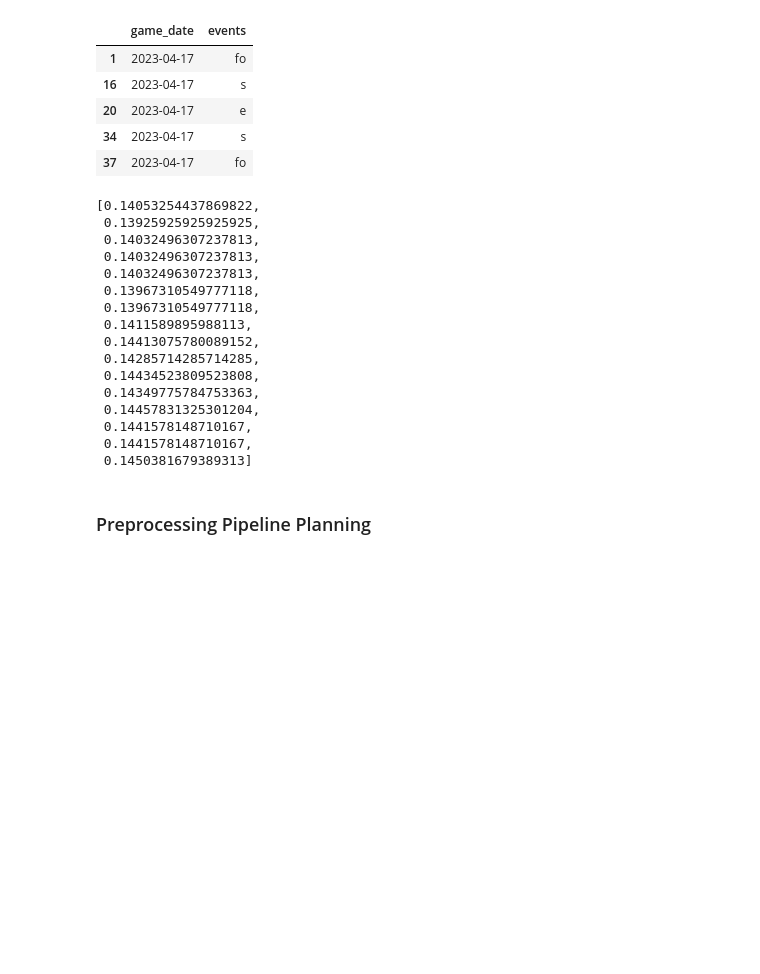
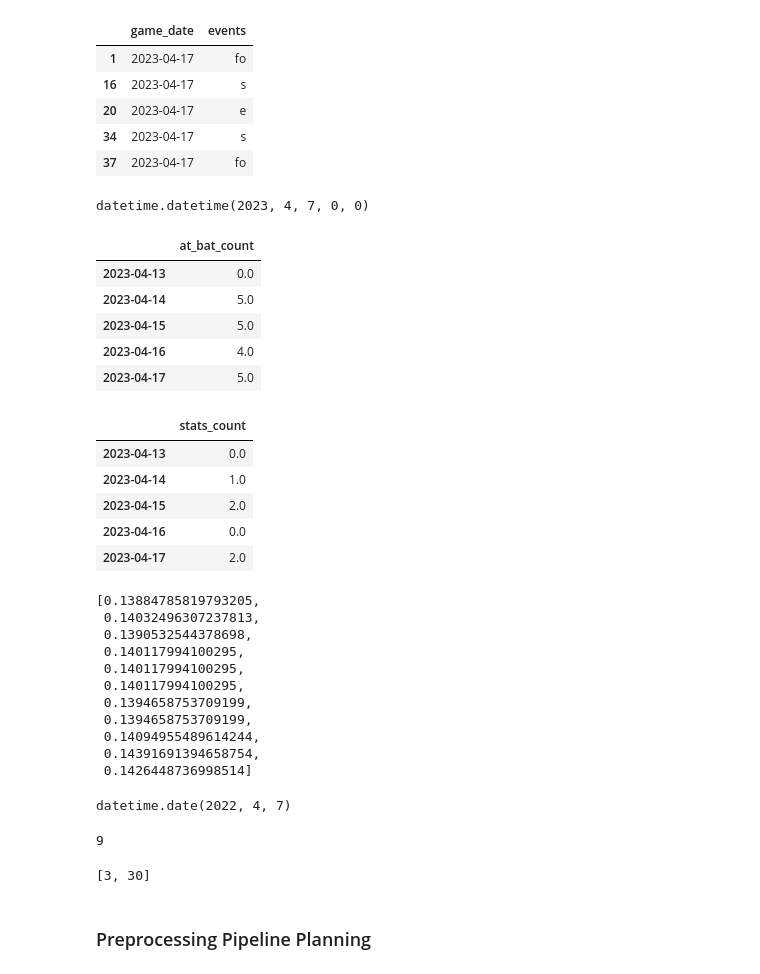
Before and after one commit to allenttchen/baseball-analytics, a Jupyter notebook: notebooks/eda.ipynb, the cells around one changed output. Drawn from its saved outputs; the diff is of its cells as text; code cells hidden in the pictures; blank space fills up the shorter version.

```diff
--- a/notebooks/eda.ipynb
+++ b/notebooks/eda.ipynb
@@ -285,8 +289,14 @@ player_subset.head()
 | 20 | 2023-04-17 | e |
 | 34 | 2023-04-17 | s |
 | 37 | 2023-04-17 | fo |
+# %%
+datetime(2022, 4, 7) + timedelta(365)
+# %% [output]
+datetime.datetime(2023, 4, 7, 0, 0)
 # %%
-t_index = pd.DatetimeIndex(pd.date_range(start='2022-04-08', end=date.today(), freq="1d"))
+
+# start is the first day of the training dataset, end is the last day of the training dataset
+t_index = pd.DatetimeIndex(pd.date_range(start=datetime(2022, 4, 7), end=datetime(2023, 4, 17), freq="1d"))
 
 player_subset["game_date"] = pd.to_datetime(player_subset["game_date"])
 player_subset["at_bat_count"] = 1.0
@@ -297,59 +307,84 @@ at_bat_ts = (
     .sort_index(ascending=True)
     .resample("1D")
     .mean()
-    .reindex(t_index)
+    .reindex(t_index) # most players dont have stats all the way back to the start date of the training dataset
     .fillna(0)
 )
-#at_bat_ts.tail(60)
+display(at_bat_ts.tail())
 
 player_event_subset = player_subset[player_subset["events"] == 's']
 player_event_subset.drop(["at_bat_count"], axis=1, inplace=True)
 player_event_subset["stats_count"] = 1
 stats_ts = (
     player_event_subset[["game_date", "stats_count"]]
     .groupby(["game_date"])
     .sum()
     .sort_index(ascending=True)
     .resample("1D")
     .mean()
     .reindex(t_index)
     .fillna(0)
 )
-#stats_ts.head(60)
+display(stats_ts.tail())
 
 combined_ts = stats_ts.merge(at_bat_ts, left_index=True, right_index=True)
 
 def compute(window):
     num = combined_ts.loc[window.index, "stats_count"].sum()
     den = combined_ts.loc[window.index, "at_bat_count"].sum()
     # rookie debut safety consideration (in case of extremely low or high stat)
     if den < 10:
         return 0.1
-    return num / den
+    return num / (den + 1)
 
 windows = combined_ts.rolling(365)
-stat_ma = windows.apply(compute, raw=False)["stats_count"]
+stat_ma = windows.apply(compute, raw=False)["stats_count"].shift()
 
-# output will always be say ts starting from 2023-04-07, because data starts at 2022-04-08 (see above)
+# output will always be say ts starting from 2023-04-07, because data starts at 2022-04-07 (see above)
 # this will be set in stone
-stat_ma.tolist()[365-1:]
+computed_ma_start_date = stat_ma.index[365]
+assert(date(computed_ma_start_date.year, computed_ma_start_date.month, computed_ma_start_date.day) == date(2023, 4, 7))
+stat_ma_lst = stat_ma.tolist()[365:]
+stat_ma_lst#.tail(30)
 # %% [output]
+|  | at_bat_count |
+| 2023-04-13 | 0.0 |
+| 2023-04-14 | 5.0 |
+| 2023-04-15 | 5.0 |
+| 2023-04-16 | 4.0 |
+| 2023-04-17 | 5.0 |
+|  | stats_count |
+| 2023-04-13 | 0.0 |
+| 2023-04-14 | 1.0 |
+| 2023-04-15 | 2.0 |
+| 2023-04-16 | 0.0 |
+| 2023-04-17 | 2.0 |
-[0.14053254437869822,
- 0.13925925925925925,
+[0.13884785819793205,
  0.14032496307237813,
- 0.14032496307237813,
- 0.14032496307237813,
- 0.13967310549777118,
- 0.13967310549777118,
- 0.1411589895988113,
- 0.14413075780089152,
- 0.14285714285714285,
- 0.14434523809523808,
- 0.14349775784753363,
- 0.14457831325301204,
- 0.1441578148710167,
- 0.1441578148710167,
- 0.1450381679389313]
+ 0.1390532544378698,
+ 0.140117994100295,
+ 0.140117994100295,
+ 0.140117994100295,
+ 0.1394658753709199,
+ 0.1394658753709199,
+ 0.14094955489614244,
+ 0.14391691394658754,
+ 0.1426448736998514]
+# %%
+date(2023, 4, 7) - timedelta(365)
+# %% [output]
+datetime.date(2022, 4, 7)
+# %%
+stat_ma_ind = (datetime(2023, 4, 17) - datetime(2023, 4, 8)).days
+print(stat_ma_ind)
+stat_ma_lst[stat_ma_ind]
+# %% [output]
+9
+# %%
+ex_df = pd.DataFrame({"A": [[1, 10], [2, 20], [3, 30]]})
+ex_df.loc[ex_df.index == 2, "A"].values[0]#[1]
+# %% [output]
+[3, 30]
 # %% [markdown]
 ### Preprocessing Pipeline Planning
 # %%
```
Also changed, not shown: parts of 9 cells of this notebook, 4 other files.
